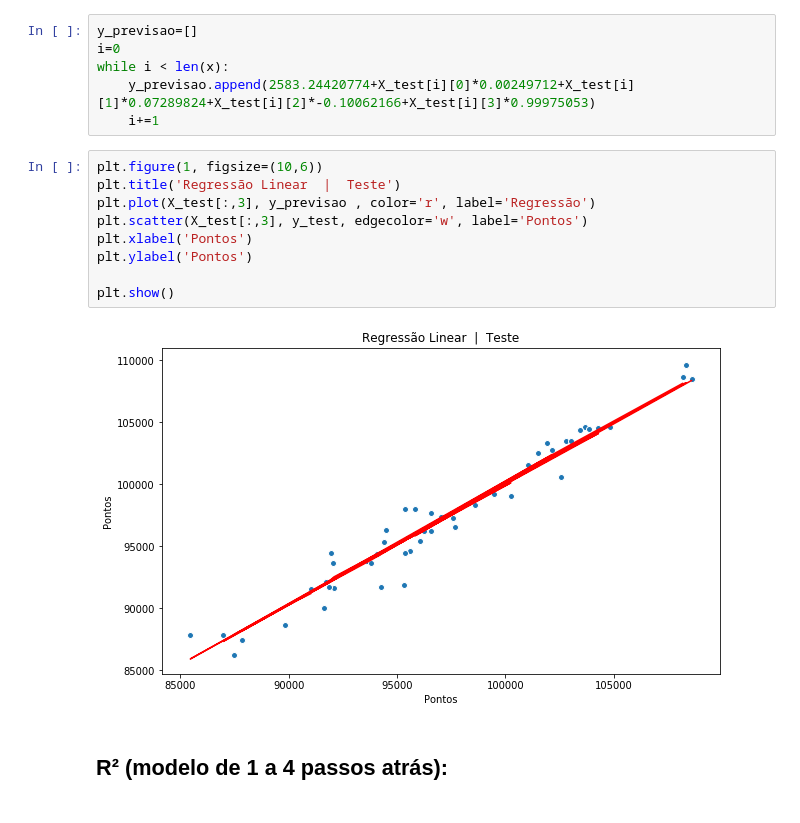
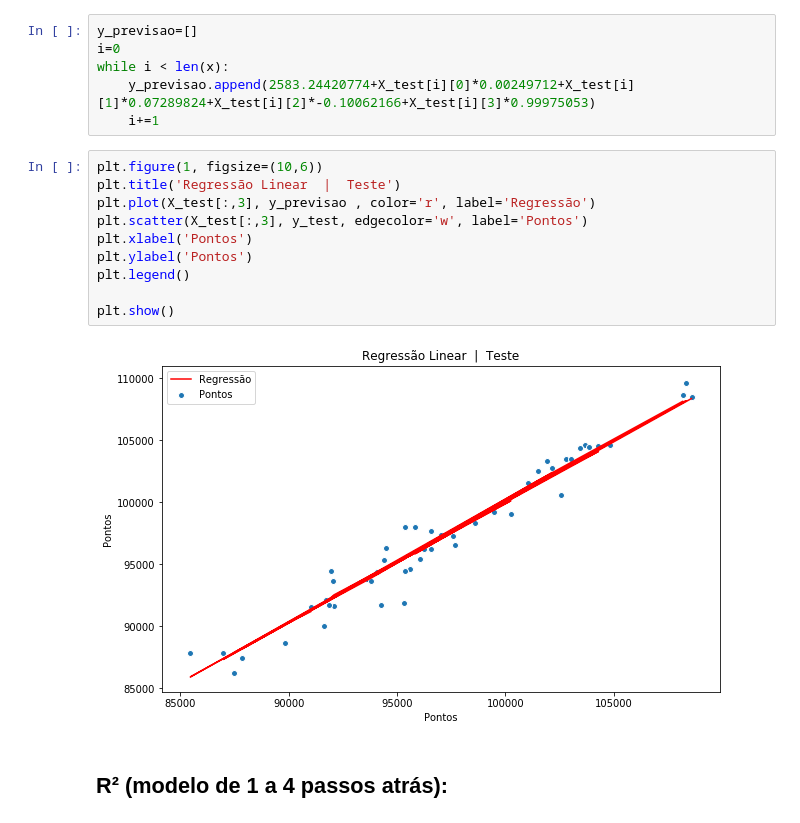
Before and after one commit to pbcarani/P3-Data-Science, a Jupyter notebook: P3_NOVO.ipynb, the cells around one changed output. Saved outputs shown, nothing was run; the diff lists cells and outputs as text.

```diff
--- a/P3_NOVO.ipynb
+++ b/P3_NOVO.ipynb
@@ -333,14 +333,15 @@ while i < len(x):
 # %%
 plt.figure(1, figsize=(10,6))
 plt.title('Regressão Linear  |  Teste')
 plt.plot(X_test[:,3], y_previsao , color='r', label='Regressão')
 plt.scatter(X_test[:,3], y_test, edgecolor='w', label='Pontos')
 plt.xlabel('Pontos')
 plt.ylabel('Pontos')
+plt.legend()
 
 plt.show()
 # %% [output]
-[figure, old version]
+[figure, new version]
 # %% [markdown]
 ## R² (modelo de 1 a 4  passos atrás):
 # %%
```
Also changed, not shown: parts of 8 cells of this notebook.
